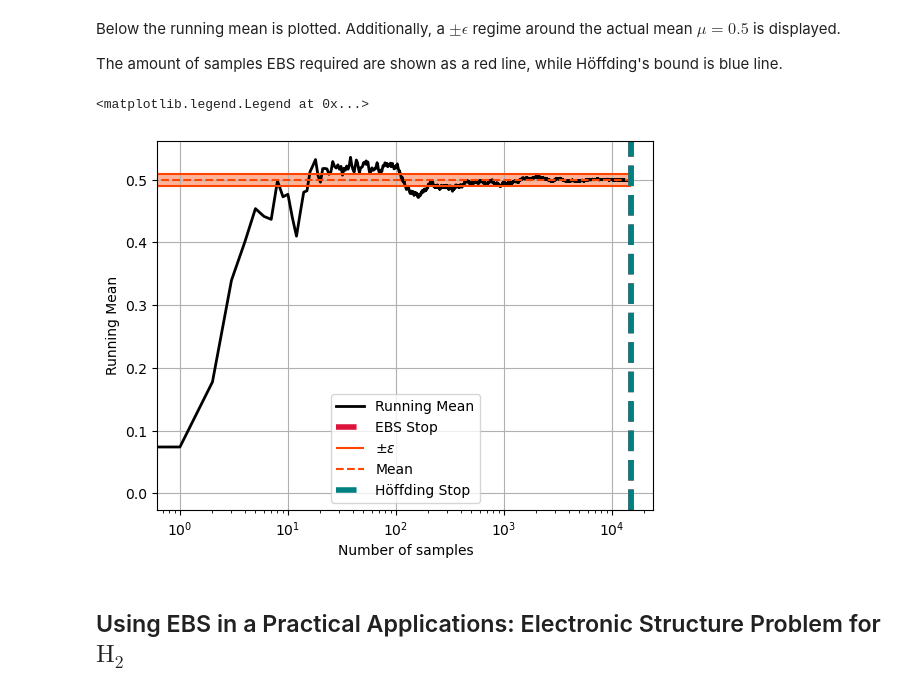
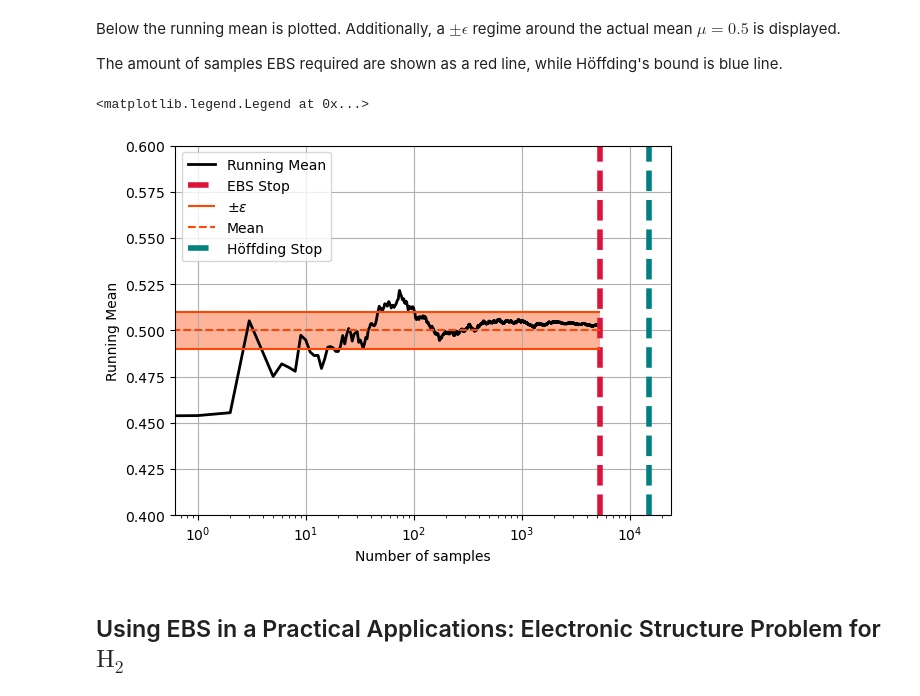
Before and after one commit to UgurTepe/EmpiricalBernsteinAlgorithm, a Jupyter notebook: tutorial.ipynb, the cells around one changed output. Cells and saved outputs as stored; diff of their text form; code cells hidden in the pictures.

Commit message:
Updated the jupyter notebook file to include batched uniform dist.

```diff
--- a/tutorial.ipynb
+++ b/tutorial.ipynb
@@ -42,6 +43,7 @@ In this example, a uniform distribution is used.
 a = 0
 b = 1
 R = b - a
+l = 10 #batch size
 actual_mean = R/2
 delta = 0.1
 epsilon = 0.01
@@ -57,7 +59,9 @@ np.random.seed(425)
 The loop where the algorithm is actually running.
 # %%
 while ebs.cond_check():
-    ebs.add_sample(np.random.uniform(a, b))
+    sample = np.random.uniform(a, b, (1, l))
+    sample = np.mean(sample, axis=1)[0]
+    ebs.add_sample(sample)
 # %% [markdown]
 The function `ebs.cond_check()` checks if the stopping condition of the respective algorithm is met.
 While that function returns true, more samples are processed via `ebs.add_sample()`.
@@ -91,17 +95,18 @@ The amount of samples EBS required are shown as a red line, while Höffding's bo
 # %%
 plt.grid()
 plt.xlabel('Number of samples')
 plt.ylabel('Running Mean')
 plt.semilogx(x_values,y_values,label = 'Running Mean',c = 'black',lw = 2)
-plt.axvline(ebs.get_numsamples(),linestyle = '--',c = 'crimson',lw = 4,label = r"EBS Stop")
+plt.axvline(np.round(ebs.get_numsamples()),linestyle = '--',c = 'crimson',lw = 4,label = r"EBS Stop")
 plt.hlines([actual_mean-epsilon, actual_mean+epsilon], xmin=0, xmax=ebs.get_numsamples(),color = 'orangered',label=r'$\pm \epsilon$')
 plt.hlines(actual_mean,xmin=0,xmax=ebs.get_numsamples(),label = 'Mean',alpha = 0.99,linestyle = '--',color = 'orangered')
 plt.fill_between([0, ebs.get_numsamples()], y2 = actual_mean-epsilon,y1=actual_mean+epsilon, facecolor='orangered',alpha = 0.4)
 plt.axvline(tmin,linestyle = '--',c = 'teal',lw = 4,label = r"Höffding Stop")
+plt.ylim([0.4,0.6])
 plt.legend()
 # %% [output]
 <matplotlib.legend.Legend at 0x...>
-[figure, old version]
+[figure, new version]
 # %% [markdown]
 ## Using EBS in a Practical Applications: Electronic Structure Problem for $\text{H}_2$
 # %% [markdown]
```
Also changed, not shown: parts of 3 cells of this notebook, 1 other file.
